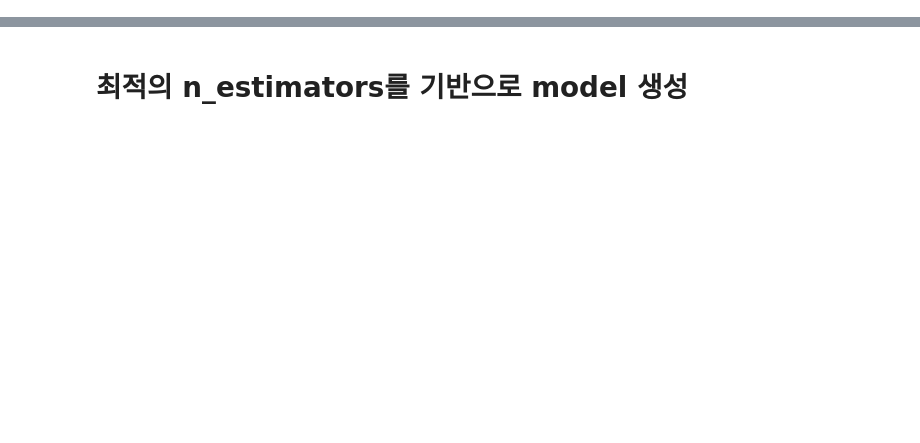
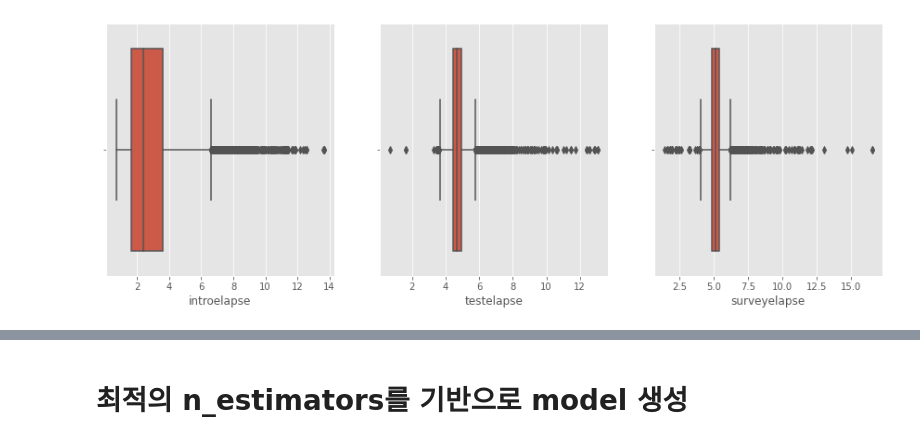
Before and after one commit to Bae-hong-seob/Dacon-SWuniversity-competition, a Jupyter notebook: sobeee/RandomForest.ipynb, the cells around one changed output, grey strips where cells are left out. Drawn from its saved outputs; the diff is of its cells as text; code cells hidden in the pictures; blank space fills up the shorter version.

```diff
--- a/sobeee/RandomForest.ipynb
+++ b/sobeee/RandomForest.ipynb
@@ -20,0 +24,14 @@ test  = pd.read_csv('/content/drive/MyDrive/Dacon/test.csv')
+# %%
+# 원본 data와 따로 관리 -> original data = data, preprocessed data = processed_data
+# Feature drop
+# 'index', 'country'
+processed_data = df.drop(['index', 'country'], axis=1).copy()
+# %%
+# Handling missing values with simple imputator
+# 'education', 'gender', 'hand', 'religion', 'orientation', 'voted', 'married', 'ASD'
+from sklearn.impute import SimpleImputer
+
+fill_cols = ['education', 'gender', 'engnat', 'hand', 'religion', 'orientation', 'voted', 'married', 'ASD']
+transformer = SimpleImputer()
+processed_data[fill_cols] = transformer.fit_transform(processed_data[fill_cols])
+processed_data[fill_cols].describe()
@@ -20,0 +48,16 @@ test  = pd.read_csv('/content/drive/MyDrive/Dacon/test.csv')
+# %%
+# Log Transformation
+# 'introelapse','testelapse','surveyelapse'
+right_skewed_cols = ['introelapse','testelapse','surveyelapse']
+for c in right_skewed_cols :
+    processed_data[c] = np.log1p(processed_data[c])
+
+# for checking
+plt.style.use("ggplot")
+plt.figure(figsize=(15,5))
+
+for i in range(len(right_skewed_cols)):
+    plt.subplot(1,3,i+1)
+    sns.boxplot(x=right_skewed_cols[i], data=processed_data)
+# %% [output]
+[figure, added]
```
Also changed, not shown: parts of 37 cells of this notebook.
